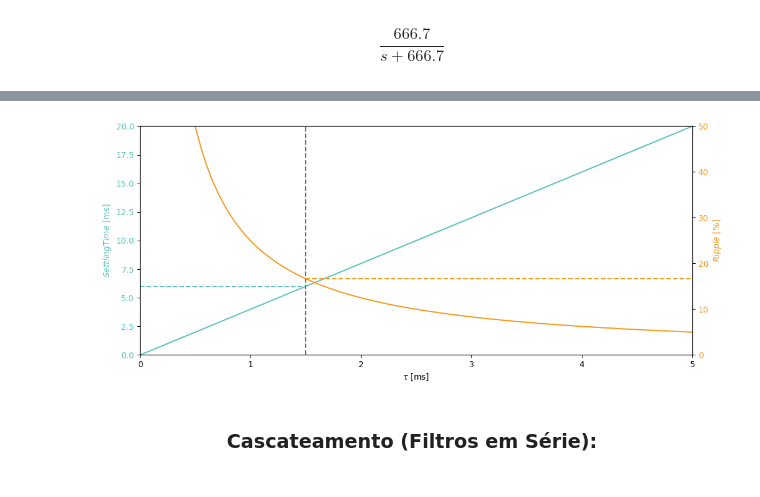
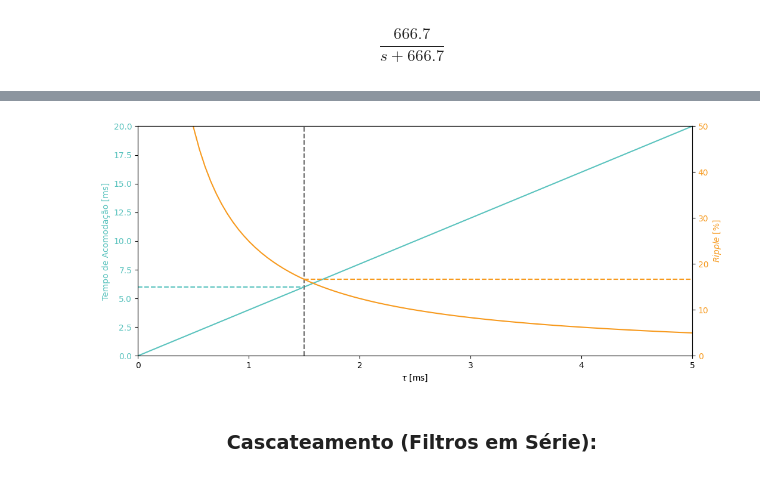
Before and after one commit to ErickNMA/PFC, a Jupyter notebook: Projeto/projeto-LPF.ipynb, the cells around one changed output, grey strips where cells are left out. Drawn from its saved outputs; the diff is of its cells as text; code cells hidden in the pictures.

```diff
--- a/Projeto/projeto.ipynb
+++ b/Projeto/projeto-LPF.ipynb
@@ -88,28 +89,28 @@ Tempo de acomodação: 6 ms
 # %%
 tauvals = np.linspace(0, 5, 100)
 
 fig, ax1 = plt.subplots()
 
 ax1.set_xlabel('$\\tau$ [ms]')
-ax1.set_ylabel('$Settling Time$ [ms]', color='C2')
+ax1.set_ylabel('Tempo de Acomodação [ms]', color='C2')
 ax1.plot(tauvals, 4*tauvals, color='C2')
 ax1.plot((tau*1e3, tau*1e3), (0, 20), linestyle='dashed', color='C3')
 ax1.plot((0, tau*1e3), (4e3*tau, 4e3*tau), linestyle='dashed', color='C2')
 ax1.tick_params(axis ='y', labelcolor='C2')
 ax1.set_xlim(0, 5)
 ax1.set_ylim(0, 20)
 plt.grid()
 ax2 = ax1.twinx()
 
 ax2.set_ylabel('$Ripple$ [%]', color='C4')
 ax2.plot(tauvals, ((D-(D**2))/((tauvals*1e-3)*f))*100, color='C4')
 ax2.plot((tau*1e3, 5), (ripp*100, ripp*100), linestyle='dashed', color='C4')
 ax2.tick_params(axis ='y', labelcolor='C4')
 ax2.set_ylim(0, 50)
 plt.grid()
-plt.show()
+plt.savefig('curves/optlpf.eps', dpi=600, transparent=True, bbox_inches='tight')
 # %% [output]
-[figure, old version]
+[figure, new version]
 # %% [markdown]
 <h3 align='center'>Cascateamento (Filtros em Série):<h3>
 # %%
```
Also changed, not shown: parts of 2 cells of this notebook, 3 other files.
